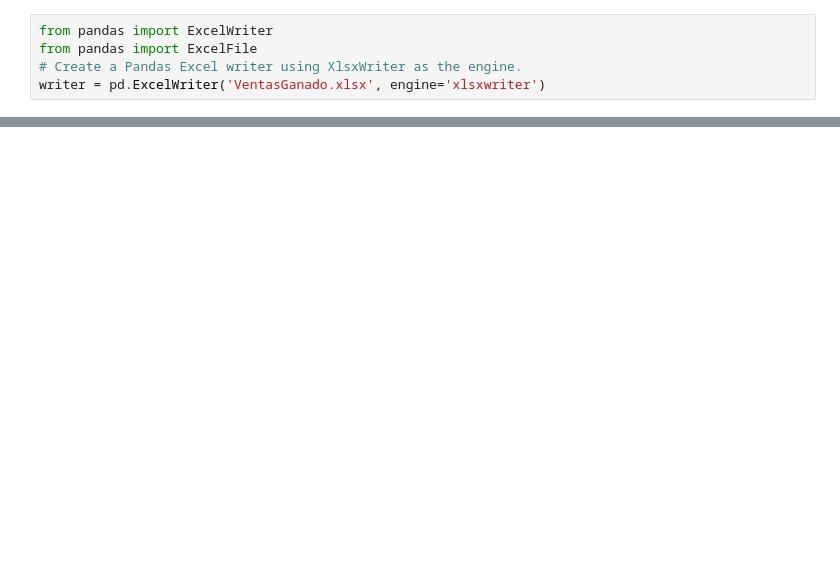
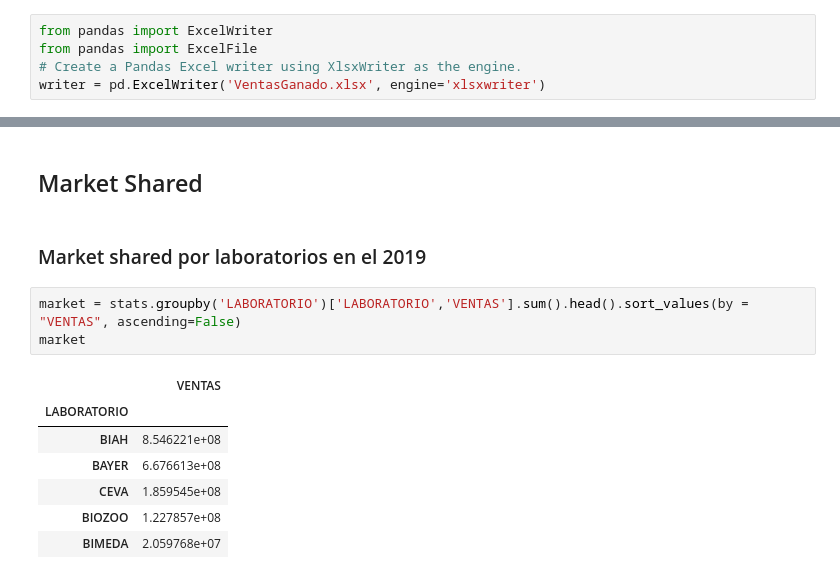
Before and after one commit to ruralkan/gabEsp, a Jupyter notebook: InfoGanadero/informeGanadero.ipynb, the cells around one changed output, grey strips where cells are left out. Saved outputs shown, nothing was run; the diff lists cells and outputs as text; blank space fills up the shorter version.

```diff
--- a/InfoGanadero/informeGanadero.ipynb
+++ b/InfoGanadero/informeGanadero.ipynb
@@ -208,0 +77,15 @@ writer.save()
+# %% [markdown]
+## Market Shared
+# %% [markdown]
+### Market shared por laboratorios en el 2019
+# %%
+market = stats.groupby('LABORATORIO')['LABORATORIO','VENTAS'].sum().head().sort_values(by = "VENTAS", ascending=False)
+market
+# %% [output]
+|  | VENTAS |
+| LABORATORIO |  |
+| BIAH | 8.546221e+08 |
+| BAYER | 6.676613e+08 |
+| CEVA | 1.859545e+08 |
+| BIOZOO | 1.227857e+08 |
+| BIMEDA | 2.059768e+07 |
```
Also changed, not shown: parts of 63 cells of this notebook, 9 other files.
